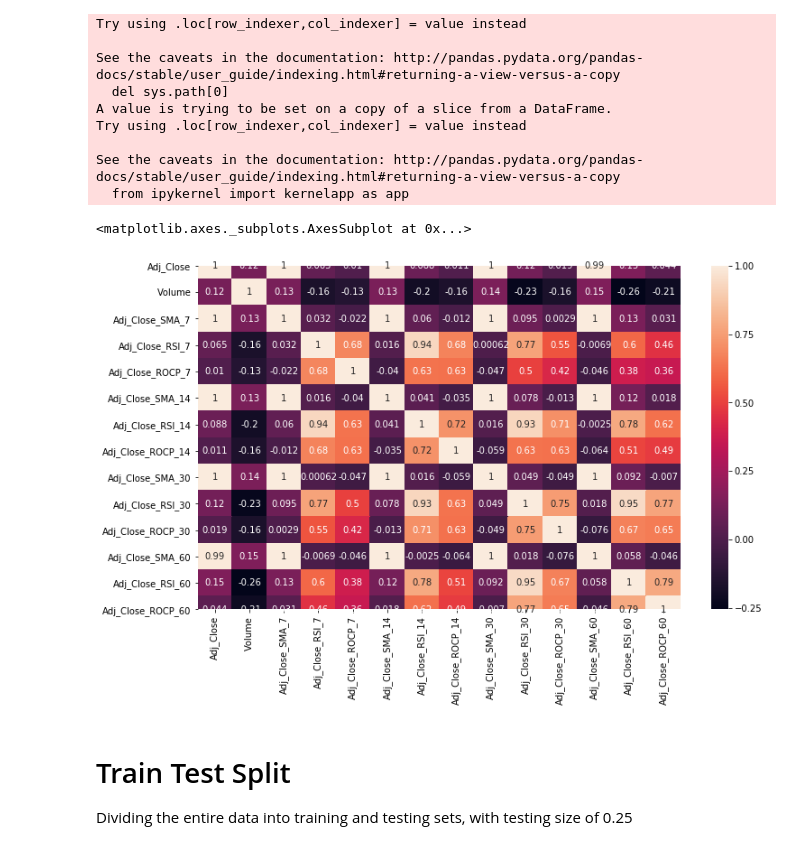
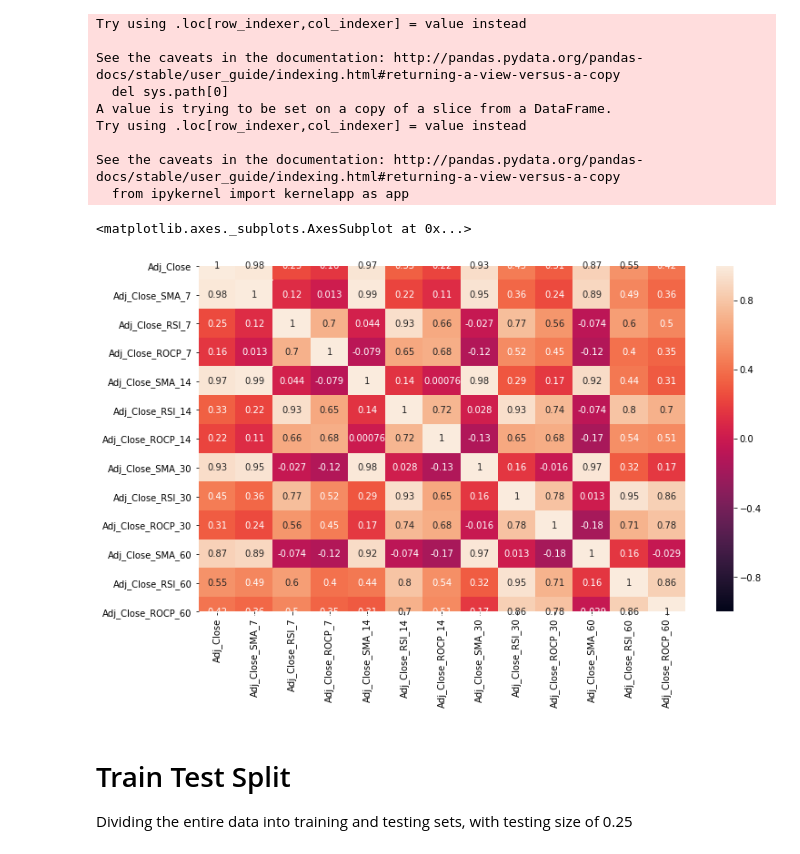
Before and after one commit to AnuragAnalog/Machine-Learning-in-Finance, a Jupyter notebook: stock-price-prediction/Stock Prediction using Neural Networks.ipynb, the cells around one changed output. Cells and saved outputs as stored; diff of their text form; code cells hidden in the pictures.

Commit message:
changed dataset and removed volume feature

```diff
--- a/stock-price-prediction/Stock Prediction using Neural Networks.ipynb
+++ b/stock-price-prediction/Stock Prediction using Neural Networks.ipynb
@@ -28,13 +28,13 @@ def plot(y_train, y_test, y_train_pred, y_test_pred, timestamp, train_size):
 # %% [markdown]
 # Loading and Preprocessing data
 # %%
-data = pd.read_csv('SBI_2005-01-01_2020-04-15.csv', index_col='Date')
+data = pd.read_csv('SBI_2015-01-01_2020-04-20.csv', index_col='Date')
 data.index = pd.to_datetime(data.index)
 print(data.head())
 print()
 
-sbi = data[['Adj Close', 'Volume']]
-sbi.columns = ['Adj_Close', 'Volume']
+sbi = data[['Adj Close']]
+sbi.columns = ['Adj_Close']
 print(sbi.head())
 # %% [output]
             Open  High   Low  Close  Adj Close  Volume
@@ -65,7 +65,7 @@ and calculated over the rolling windows of 7, 14, 30, 60
 indicators = ['SMA', 'RSI', 'ROCP']
 rolling_windows = [7, 14, 30, 60]
 targets = ['Adj_Close']
-features = ['Volume']
+features = []
 
 for n in rolling_windows:
     for ind in indicators:
@@ -98,10 +98,10 @@ See the caveats in the documentation: http://pandas.pydata.org/pandas-docs/stabl
 # %%
 # Correlation Heatmap
 
-sns.heatmap(sbi.corr(), annot=True)
+sns.heatmap(sbi.corr(), vmin=-1, vmax=1, annot=True)
 # %% [output]
 <matplotlib.axes._subplots.AxesSubplot at 0x...>
-[figure, old version]
+[figure, new version]
 # %% [markdown]
 # Train Test Split
 
```
Also changed, not shown: parts of 4 cells of this notebook, 5 other files.
